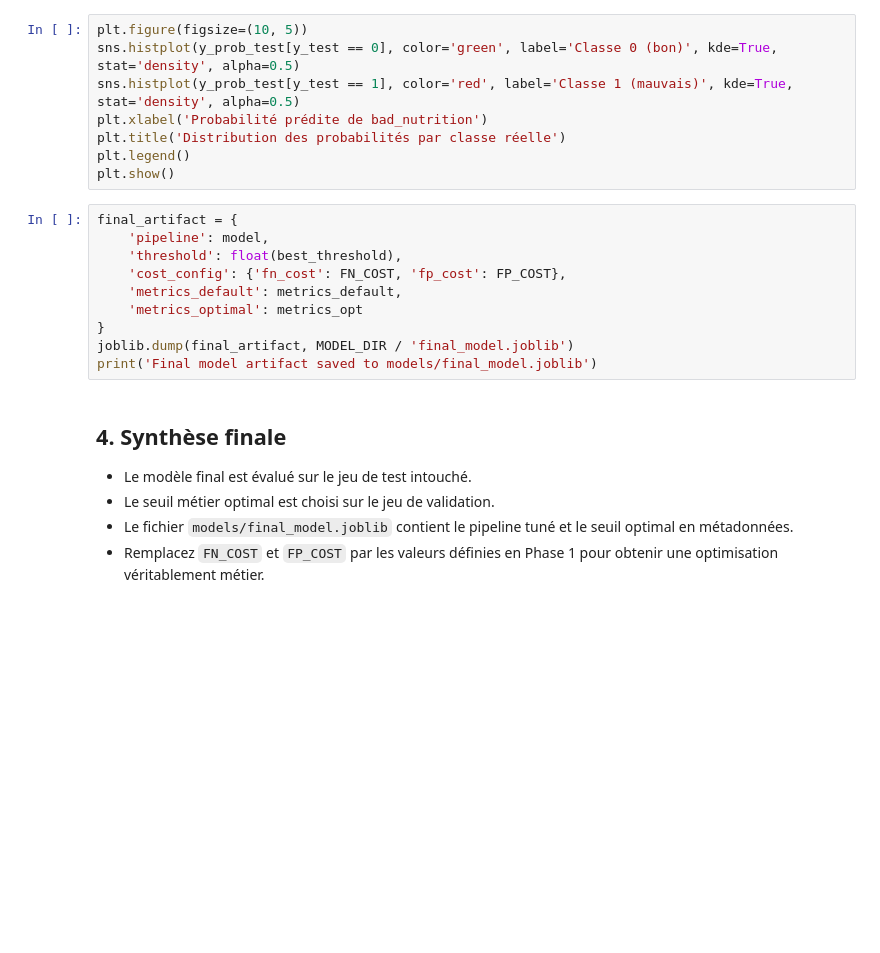
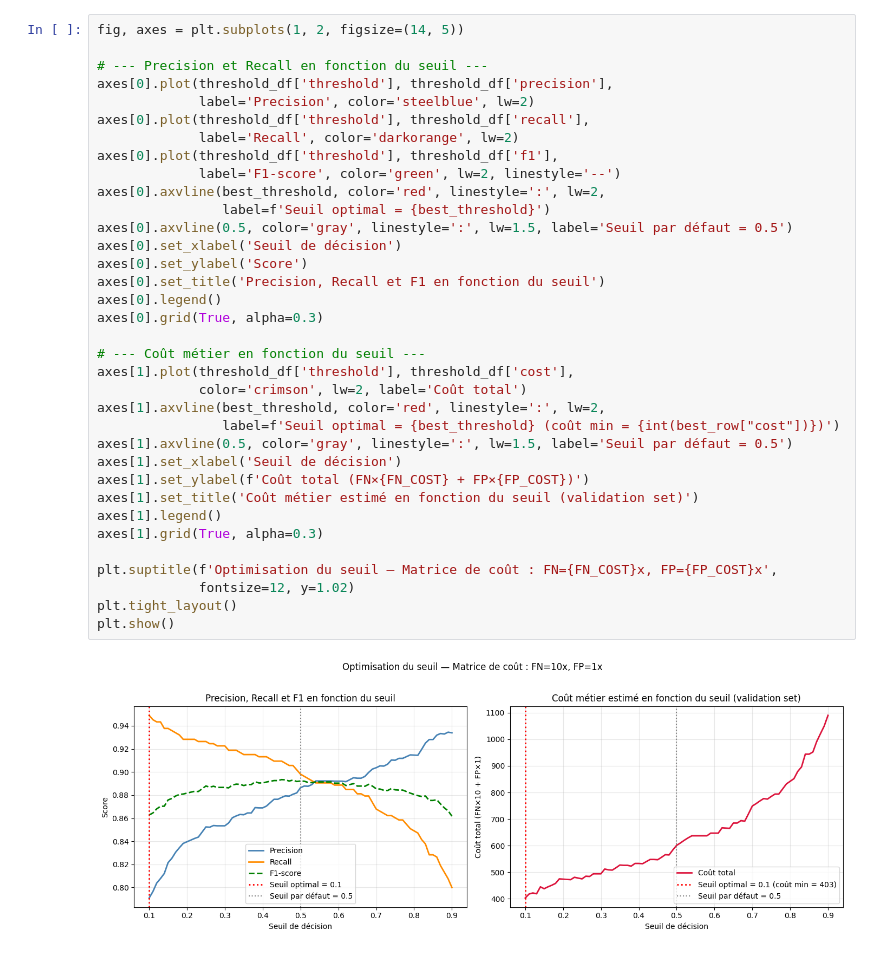
Before and after one commit to WiamBenKrimen/Projet_ML_Healthy_illusion, a Jupyter notebook: notebooks/06_evaluation.ipynb, the cells around one changed output. Drawn from its saved outputs; the diff is of its cells as text; blank space fills up the shorter version.

Commit message:
Notebook évaluation finale et optimisation seuil

```diff
--- a/notebooks/06_evaluation.ipynb
+++ b/notebooks/06_evaluation.ipynb
@@ -143,25 +264,37 @@ plt.show()
-# %%
-plt.figure(figsize=(10, 5))
-sns.histplot(y_prob_test[y_test == 0], color='green', label='Classe 0 (bon)', kde=True, stat='density', alpha=0.5)
-sns.histplot(y_prob_test[y_test == 1], color='red', label='Classe 1 (mauvais)', kde=True, stat='density', alpha=0.5)
-plt.xlabel('Probabilité prédite de bad_nutrition')
-plt.title('Distribution des probabilités par classe réelle')
-plt.legend()
-plt.show()
-# %%
-final_artifact = {
-    'pipeline': model,
-    'threshold': float(best_threshold),
-    'cost_config': {'fn_cost': FN_COST, 'fp_cost': FP_COST},
-    'metrics_default': metrics_default,
-    'metrics_optimal': metrics_opt
-}
-joblib.dump(final_artifact, MODEL_DIR / 'final_model.joblib')
-print('Final model artifact saved to models/final_model.joblib')
-# %% [markdown]
-## 4. Synthèse finale
-
-- Le modèle final est évalué sur le jeu de test intouché.
-- Le seuil métier optimal est choisi sur le jeu de validation.
-- Le fichier `models/final_model.joblib` contient le pipeline tuné et le seuil optimal en métadonnées.
-- Remplacez `FN_COST` et `FP_COST` par les valeurs définies en Phase 1 pour obtenir une optimisation véritablement métier.
+# %%
+fig, axes = plt.subplots(1, 2, figsize=(14, 5))
+
+# --- Precision et Recall en fonction du seuil ---
+axes[0].plot(threshold_df['threshold'], threshold_df['precision'],
+             label='Precision', color='steelblue', lw=2)
+axes[0].plot(threshold_df['threshold'], threshold_df['recall'],
+             label='Recall', color='darkorange', lw=2)
+axes[0].plot(threshold_df['threshold'], threshold_df['f1'],
+             label='F1-score', color='green', lw=2, linestyle='--')
+axes[0].axvline(best_threshold, color='red', linestyle=':', lw=2,
+                label=f'Seuil optimal = {best_threshold}')
+axes[0].axvline(0.5, color='gray', linestyle=':', lw=1.5, label='Seuil par défaut = 0.5')
+axes[0].set_xlabel('Seuil de décision')
+axes[0].set_ylabel('Score')
+axes[0].set_title('Precision, Recall et F1 en fonction du seuil')
+axes[0].legend()
+axes[0].grid(True, alpha=0.3)
+
+# --- Coût métier en fonction du seuil ---
+axes[1].plot(threshold_df['threshold'], threshold_df['cost'],
+             color='crimson', lw=2, label='Coût total')
+axes[1].axvline(best_threshold, color='red', linestyle=':', lw=2,
+                label=f'Seuil optimal = {best_threshold} (coût min = {int(best_row["cost"])})')
+axes[1].axvline(0.5, color='gray', linestyle=':', lw=1.5, label='Seuil par défaut = 0.5')
+axes[1].set_xlabel('Seuil de décision')
+axes[1].set_ylabel(f'Coût total (FN×{FN_COST} + FP×{FP_COST})')
+axes[1].set_title('Coût métier estimé en fonction du seuil (validation set)')
+axes[1].legend()
+axes[1].grid(True, alpha=0.3)
+
+plt.suptitle(f'Optimisation du seuil — Matrice de coût : FN={FN_COST}x, FP={FP_COST}x',
+             fontsize=12, y=1.02)
+plt.tight_layout()
+plt.show()
+# %% [output]
+[figure, added]
```
Also changed, not shown: parts of 22 cells of this notebook.
